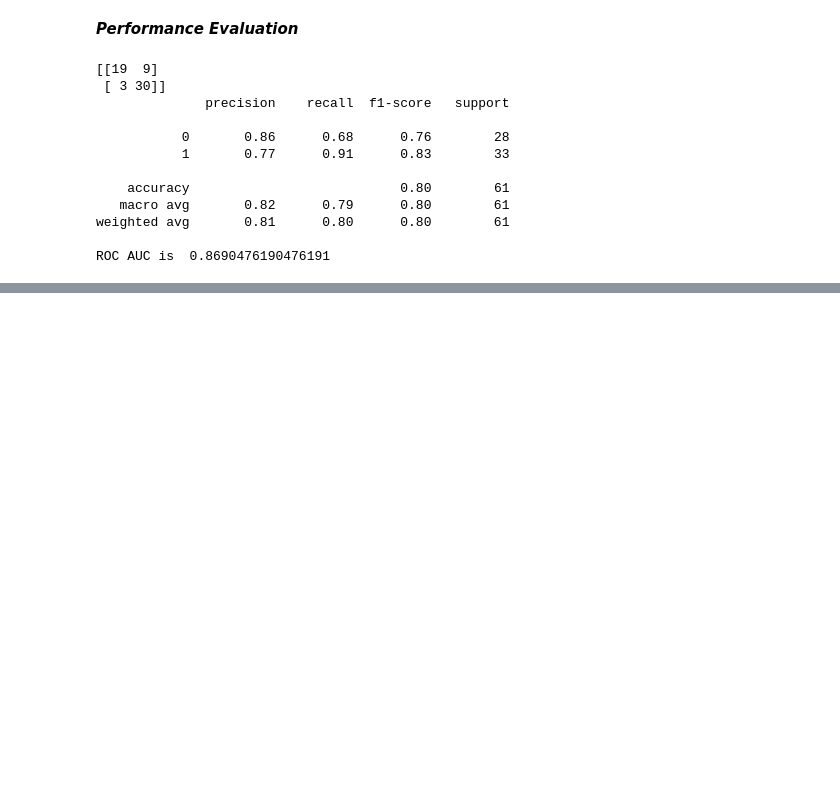
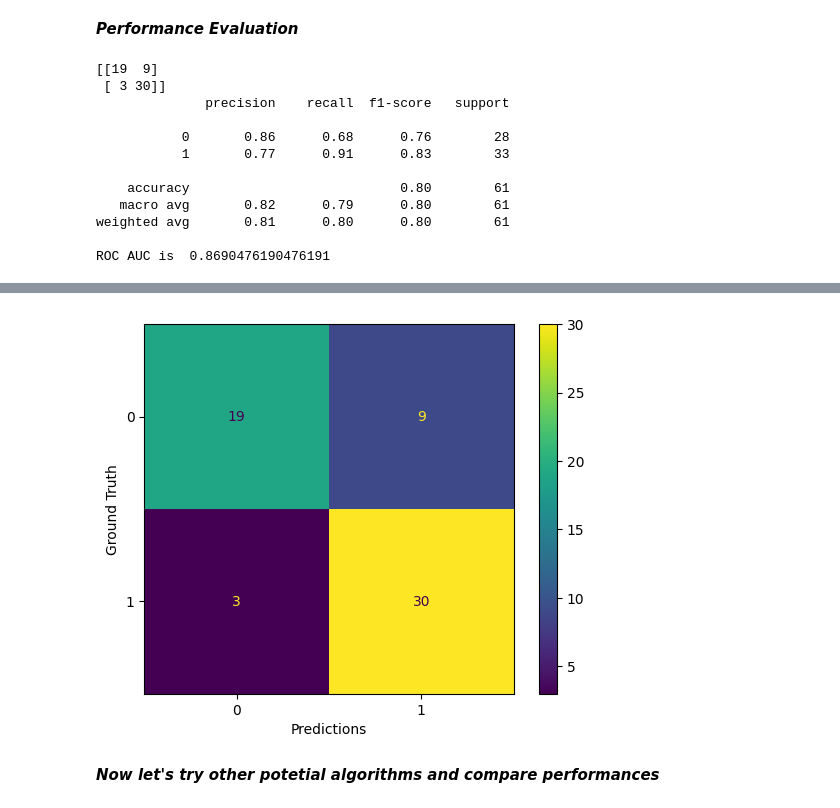
Before and after one commit to ridaouiafaf/heart_disease_uci_prediction, a Jupyter notebook: Heart_Disease_UCI.ipynb, the cells around one changed output, grey strips where cells are left out. Drawn from its saved outputs; the diff is of its cells as text; code cells hidden in the pictures; blank space fills up the shorter version.

```diff
--- a/Heart_Disease_UCI.ipynb
+++ b/Heart_Disease_UCI.ipynb
@@ -255,12 +255,17 @@ y_prob = model.predict_proba(X_test)[:,1]
 # %% [markdown]
 ***Performance Evaluation***
 # %%
-from sklearn.metrics import confusion_matrix, classification_report, roc_auc_score
+from sklearn.metrics import confusion_matrix, classification_report, roc_auc_score, accuracy_score
 
-print(confusion_matrix(y_test, y_pred))
-print(classification_report(y_test, y_pred))
+conf_mat = confusion_matrix(y_test, y_pred, labels= model.classes_)
+class_rep = classification_report(y_test, y_pred)
+print(conf_mat)
+print(class_rep)
 
-print("ROC AUC is ", roc_auc_score(y_test, y_prob))
+roc_auc = roc_auc_score(y_test, y_prob)
+print("ROC AUC is ", roc_auc)
+
+# print(accuracy_score(y_test, y_pred))
 # %% [output]
 [[19  9]
  [ 3 30]]
@@ -278,0 +301,13 @@ Next ... plotting performance results for better readness + explainability
+# %%
+from sklearn.metrics import ConfusionMatrixDisplay
+# Confusion matrix
+
+disp = ConfusionMatrixDisplay(confusion_matrix= conf_mat, display_labels= model.classes_)
+disp.plot()
+plt.ylabel('Ground Truth')
+plt.xlabel('Predictions')
+plt.show()
+# %% [output]
+[figure, added]
+# %% [markdown]
+***Now let's try other potetial algorithms and compare performances***
```
Also changed, not shown: parts of 6 cells of this notebook.
